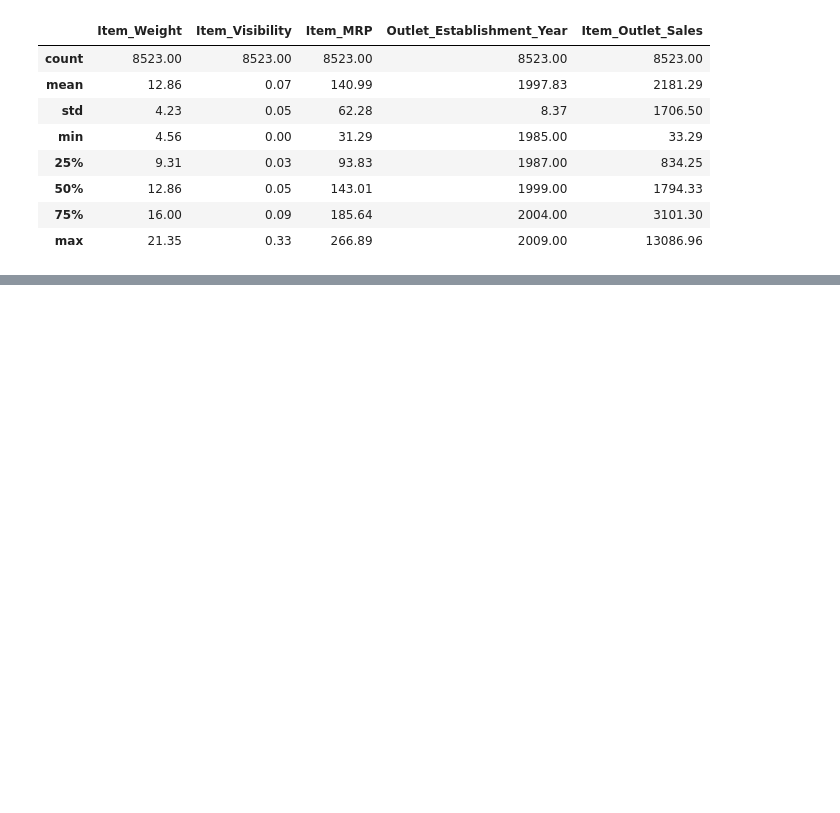
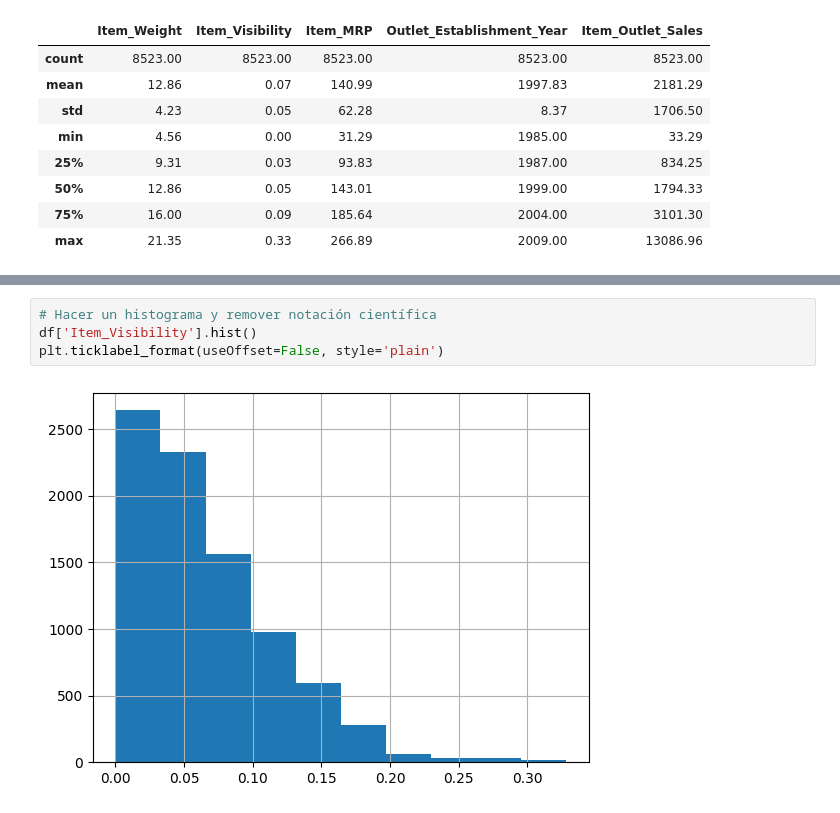
Before and after one commit to patricioegas/predicciones-de-ventas-alimenticias, a Jupyter notebook: Predicciones_ventas_1.ipynb, the cells around one changed output, grey strips where cells are left out. Cells and saved outputs as stored; diff of their text form; blank space fills up the shorter version.

```diff
--- a/Predicciones_ventas_1.ipynb
+++ b/Predicciones_ventas_1.ipynb
@@ -157,0 +177,6 @@ df.describe().round(2)
+# %%
+# Hacer un histograma y remover notación científica
+df['Item_Visibility'].hist()
+plt.ticklabel_format(useOffset=False, style='plain')
+# %% [output]
+[figure, added]
```
Also changed, not shown: parts of 8 cells of this notebook.
